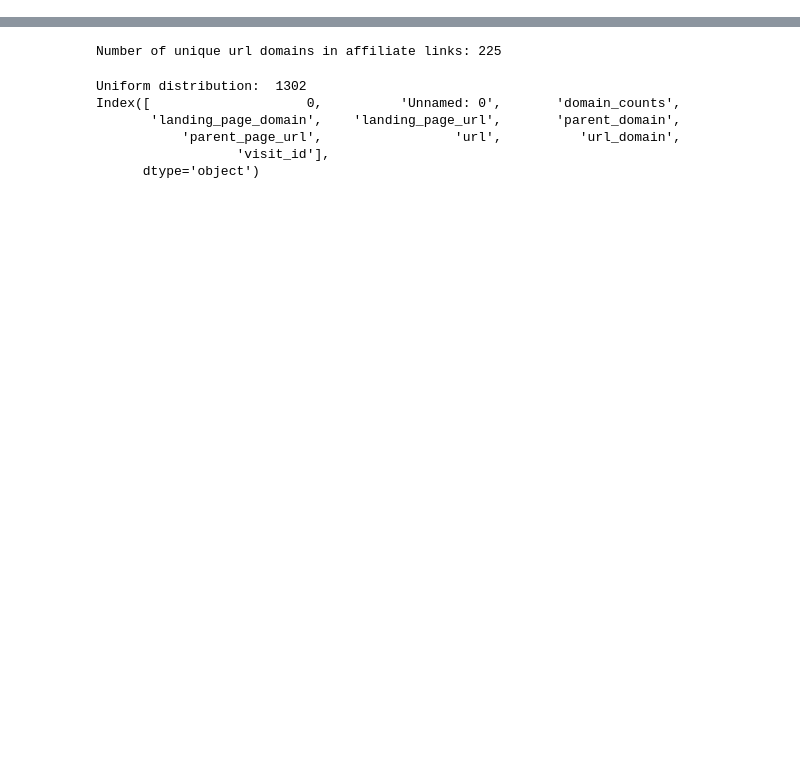
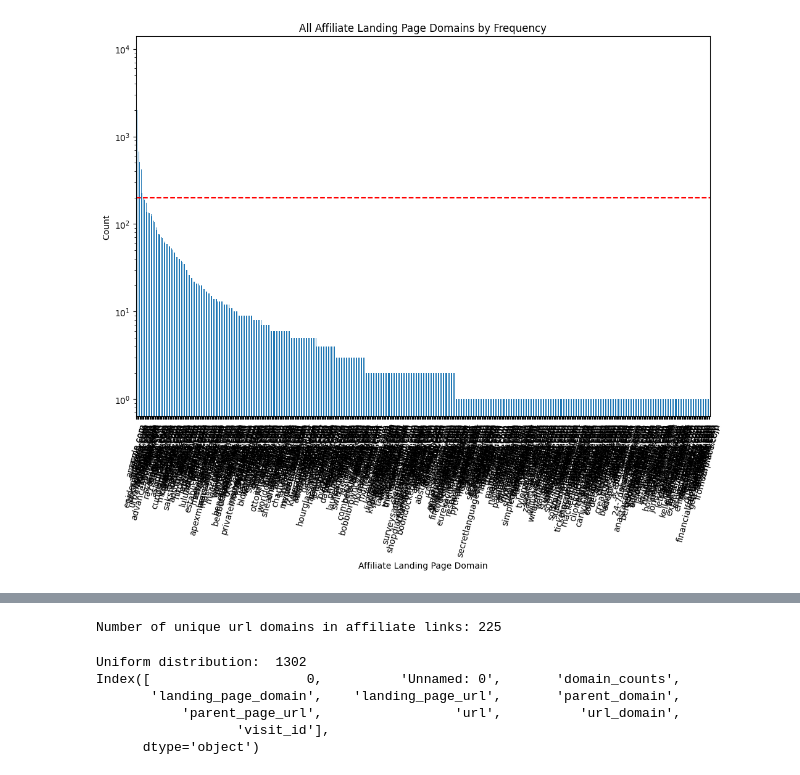
Before and after one commit to chensun96/WebMonetize, a Jupyter notebook: code/domain_analysis/analysis_domain.ipynb, the cells around one changed output, grey strips where cells are left out. Saved outputs shown, nothing was run; the diff lists cells and outputs as text; code cells hidden in the pictures; blank space fills up the shorter version.

```diff
--- a/code/domain_analysis/analysis_domain.ipynb
+++ b/code/domain_analysis/analysis_domain.ipynb
@@ -58,3 +106,24 @@ plt.show()
+# %%
+# Assuming df is your DataFrame
+domain_counts = df['landing_page_domain'].value_counts()
+
+# Selecting the top 40 domains
+all_domains = domain_counts.head(700)
+
+plt.figure(figsize=(12, 8))  # Adjusted for better display of 30 items
+all_domains.plot(kind='bar')
+plt.xlabel('Affiliate Landing Page Domain')
+plt.ylabel('Count')
+plt.title('All Affiliate Landing Page Domains by Frequency')
+plt.yscale('log')
+plt.xticks(rotation=75)  # Rotate labels for better readability
+
+# Add a horizontal line at y=30
+plt.axhline(y=200, color='r', linestyle='--')
+
+plt.show()
+# %% [output]
+[figure, added]
 # %%
 print(f"Total affiliate link: {len(df)}")
 # %% [output]
```
Also changed, not shown: parts of 20 cells of this notebook, 19 other files.
